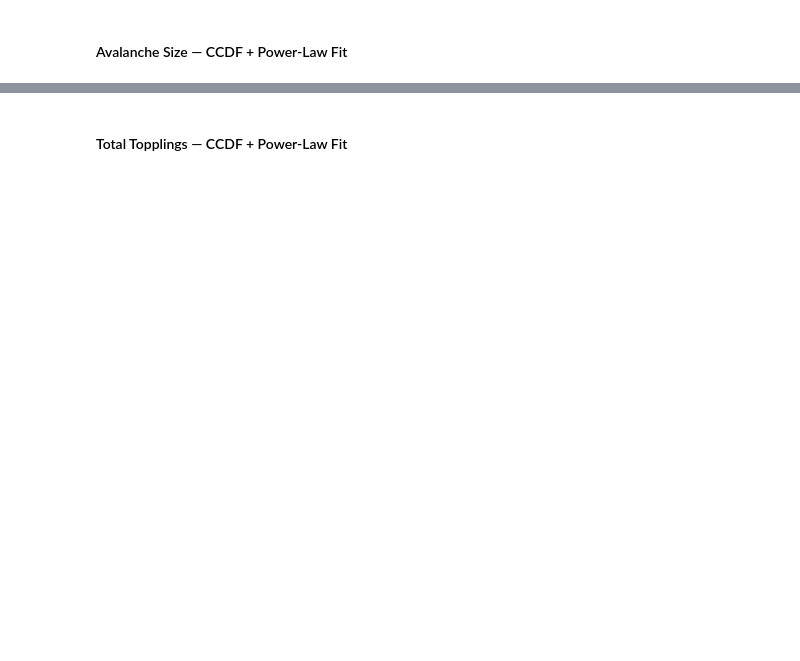
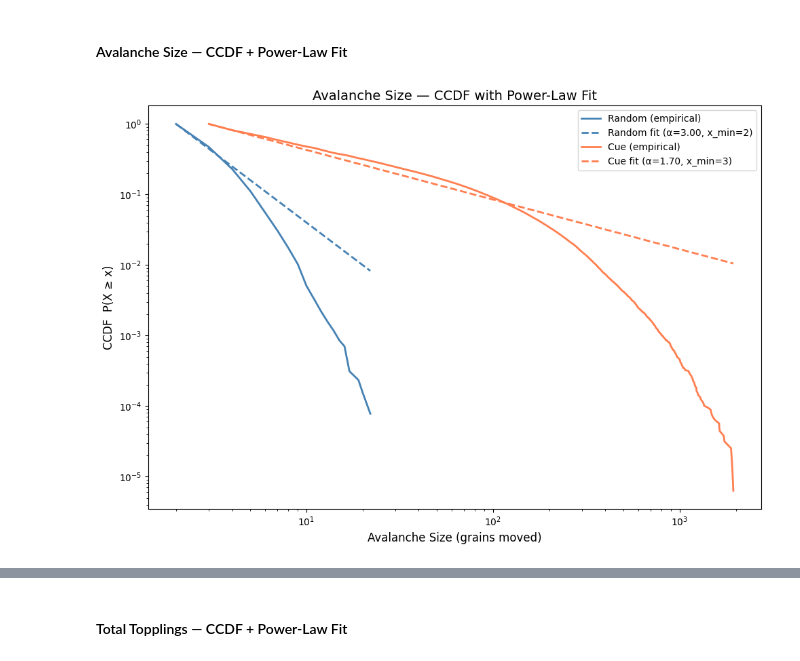
Before and after one commit to MassimoStel/SpreadingAct, a Jupyter notebook: notebooks/Sandpile_FreeAssociations.ipynb, the cells around one changed output, grey strips where cells are left out. Cells and saved outputs as stored; diff of their text form; code cells hidden in the pictures; blank space fills up the shorter version.

Commit message:
feat: add graph analysis and edge-list processing notebooks with sandpile simulation output

```diff
--- a/notebooks/Sandpile_FreeAssociations.ipynb
+++ b/notebooks/Sandpile_FreeAssociations.ipynb
@@ -224,23 +252,25 @@ plt.show()
 # %%
 fig, ax = plt.subplots(figsize=(10, 7))
 
 # Random
 fit_size_random = powerlaw.Fit(sizes_random, verbose=False)
 fit_size_random.plot_ccdf(ax=ax, color='steelblue', linewidth=2, label='Random (empirical)')
 fit_size_random.power_law.plot_ccdf(ax=ax, color='steelblue', linestyle='--', linewidth=2,
                                      label=f'Random fit (α={fit_size_random.power_law.alpha:.2f}, x_min={fit_size_random.power_law.xmin:.0f})')
 
-# Targeted
-fit_size_targeted = powerlaw.Fit(sizes_targeted, verbose=False)
-fit_size_targeted.plot_ccdf(ax=ax, color='coral', linewidth=2, label='Targeted (empirical)')
-fit_size_targeted.power_law.plot_ccdf(ax=ax, color='coral', linestyle='--', linewidth=2,
-                                       label=f'Targeted fit (α={fit_size_targeted.power_law.alpha:.2f}, x_min={fit_size_targeted.power_law.xmin:.0f})')
+# Cue
+fit_size_cue = powerlaw.Fit(sizes_cue, verbose=False)
+fit_size_cue.plot_ccdf(ax=ax, color='coral', linewidth=2, label='Cue (empirical)')
+fit_size_cue.power_law.plot_ccdf(ax=ax, color='coral', linestyle='--', linewidth=2,
+                                       label=f'Cue fit (α={fit_size_cue.power_law.alpha:.2f}, x_min={fit_size_cue.power_law.xmin:.0f})')
 
 ax.set_xlabel('Avalanche Size (grains moved)', fontsize=12)
 ax.set_ylabel('CCDF  P(X ≥ x)', fontsize=12)
 ax.set_title('Avalanche Size — CCDF with Power-Law Fit', fontsize=14)
 ax.legend(fontsize=10)
 plt.tight_layout()
+# %% [output]
+[figure, added]
 # %%
 fig, ax = plt.subplots(figsize=(10, 7))
 
```
Also changed, not shown: parts of 11 cells of this notebook, 1 other file.
